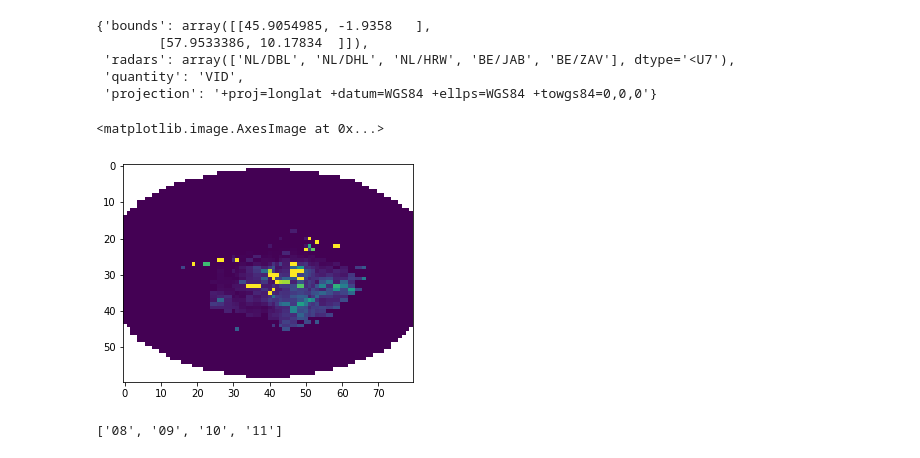
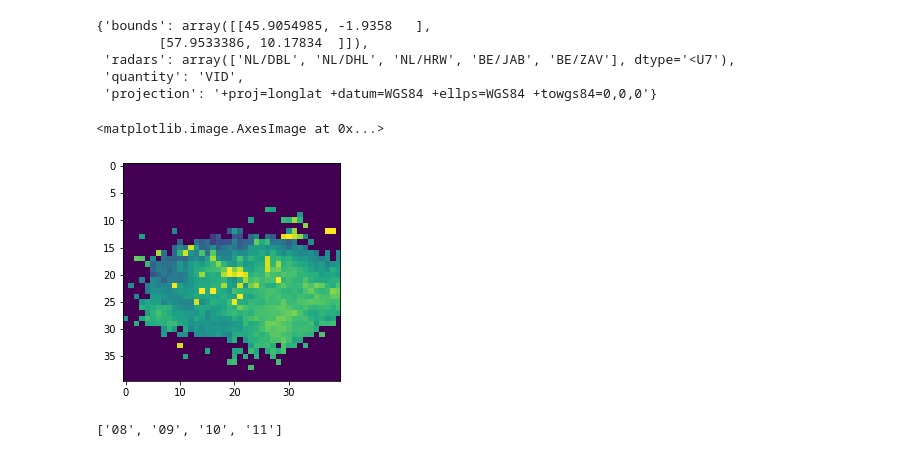
Before and after one commit to FionaLippert/birdMigration, a Jupyter notebook: visualization/h5_exploration.ipynb, the cells around one changed output. Cells and saved outputs as stored; diff of their text form; code cells hidden in the pictures.

```diff
--- a/visualization/h5_exploration.ipynb
+++ b/visualization/h5_exploration.ipynb
@@ -136,17 +118,18 @@ info
 # %%
 #arr = np.load('/home/fiona/20151020T2145.npy')
 arr = np.load('/home/fiona/20161004T0045.npy')
 #arr = np.load('/home/fiona/20161003T1700.npy')
 
-arr[arr>500] = 500
+arr[arr>2000] = 2000
 #arr = arr[260:740, 260:740]
-arr = arr[20:80, 10:90]
-#arr = cv2.resize(arr, (64, 64))
+#arr = arr[300:700, 300:700]
+arr = cv2.resize(arr, (100, 100))
+arr = arr[30:70, 30:70]
 
-plt.imshow(arr)#np.log(arr))
+plt.imshow(np.log(arr+0.1))#np.log(arr))
 # %% [output]
 <matplotlib.image.AxesImage at 0x...>
-[figure, old version]
+[figure, new version]
 # %%
 [f'{m:02}' for m in range(8, 12)]
 # %% [output]
```
Also changed, not shown: parts of 18 cells of this notebook, 6 other files.
